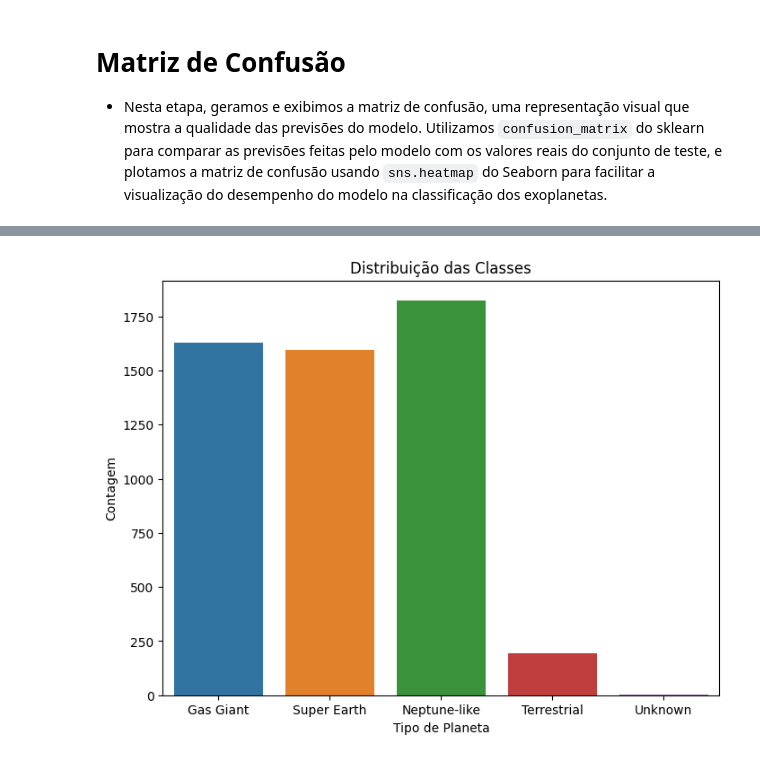
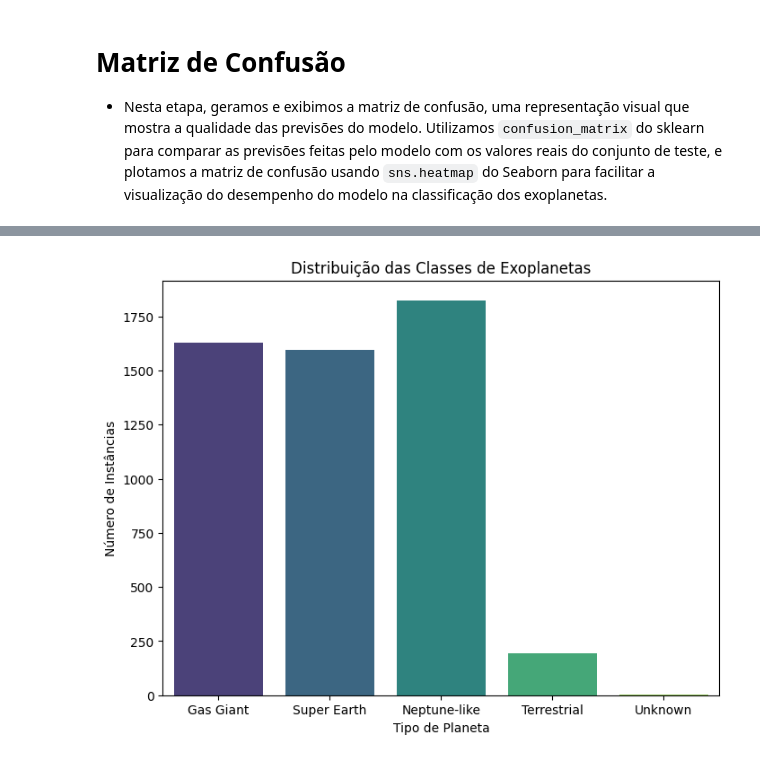
Before and after one commit to Andessonreis/Exoplanet-Classifier, a Jupyter notebook: ExoplanetRF.ipynb, the cells around one changed output, grey strips where cells are left out. Saved outputs shown, nothing was run; the diff lists cells and outputs as text; code cells hidden in the pictures.

```diff
--- a/ExoplanetRF.ipynb
+++ b/ExoplanetRF.ipynb
@@ -205,10 +233,10 @@ plt.show()
 # %%
 # Histograma das classes
 plt.figure(figsize=(8, 6))
-sns.countplot(x='planet_type', data=df)
-plt.title('Distribuição das Classes')
+sns.countplot(x='planet_type', data=df, palette='viridis')
+plt.title('Distribuição das Classes de Exoplanetas')
 plt.xlabel('Tipo de Planeta')
-plt.ylabel('Contagem')
+plt.ylabel('Número de Instâncias')
 plt.show()
 # %% [output]
-[figure, old version]
+[figure, new version]
```
Also changed, not shown: parts of 9 cells of this notebook.
